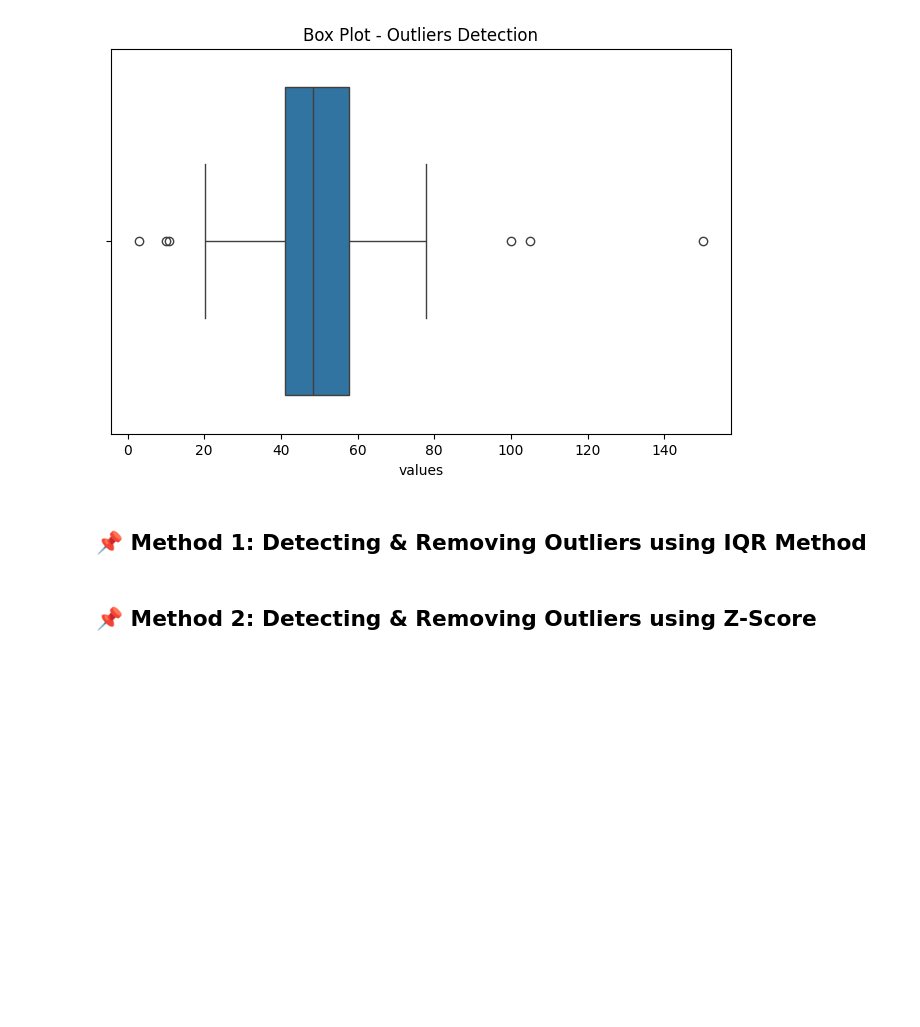
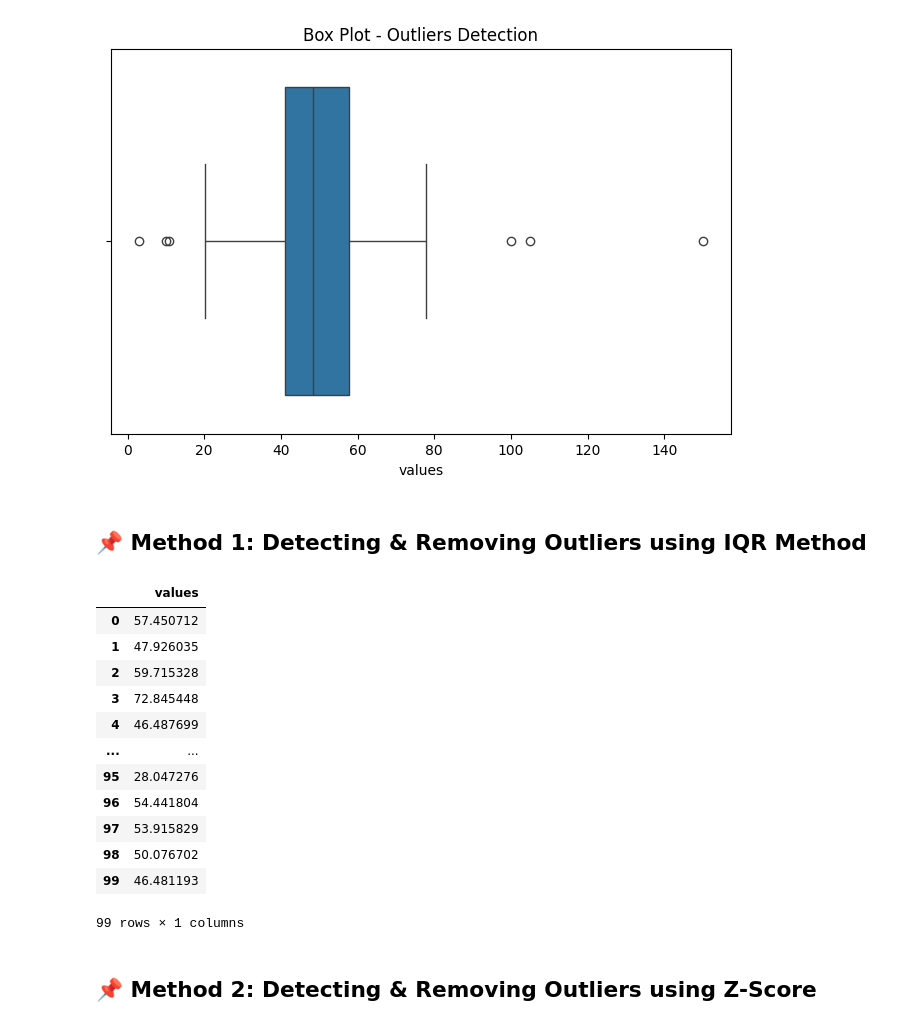
Before and after one commit to selvaneyas/python-learning, a Jupyter notebook: 30 Day of ML/day6_outlier_detection.ipynb, the cells around one changed output. Saved outputs shown, nothing was run; the diff lists cells and outputs as text; code cells hidden in the pictures; blank space fills up the shorter version.

```diff
--- a/30 Day of ML/day6_outlier_detection.ipynb
+++ b/30 Day of ML/day6_outlier_detection.ipynb
@@ -84,5 +84,21 @@ lower_bound = Q1 - 1.5 * IQR
 upper_bound = Q3 + 1.5 * IQR
 # %%
 df_iqr_filtered = df[(df['values'] >= lower_bound) & (df['values'] <= upper_bound)]
+# %%
+df_iqr_filtered
+# %% [output]
+|  | values |
+| 0 | 57.450712 |
+| 1 | 47.926035 |
+| 2 | 59.715328 |
+| 3 | 72.845448 |
+| 4 | 46.487699 |
+| ... | ... |
+| 95 | 28.047276 |
+| 96 | 54.441804 |
+| 97 | 53.915829 |
+| 98 | 50.076702 |
+| 99 | 46.481193 |
+99 rows × 1 columns
 # %% [markdown]
 ## 📌 Method 2: Detecting & Removing Outliers using Z-Score
```
Also changed, not shown: parts of 4 cells of this notebook, 2 other files.
